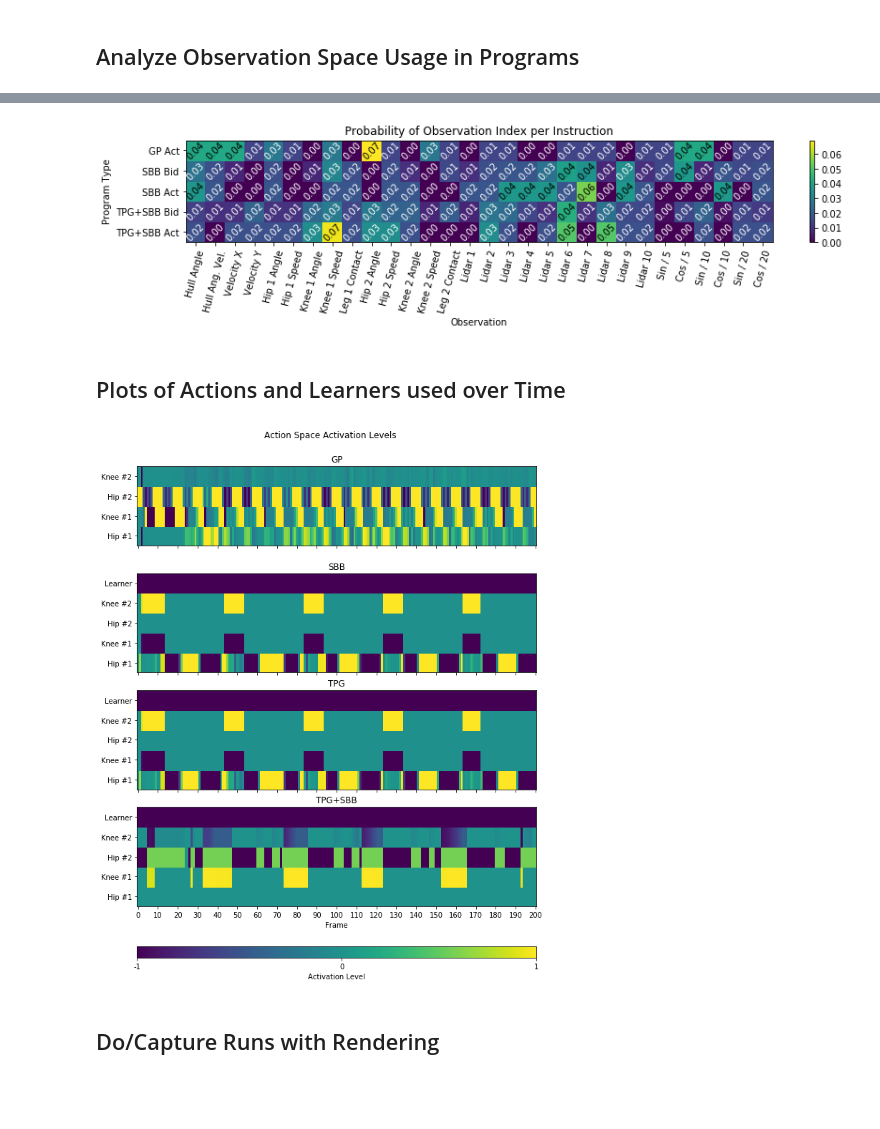
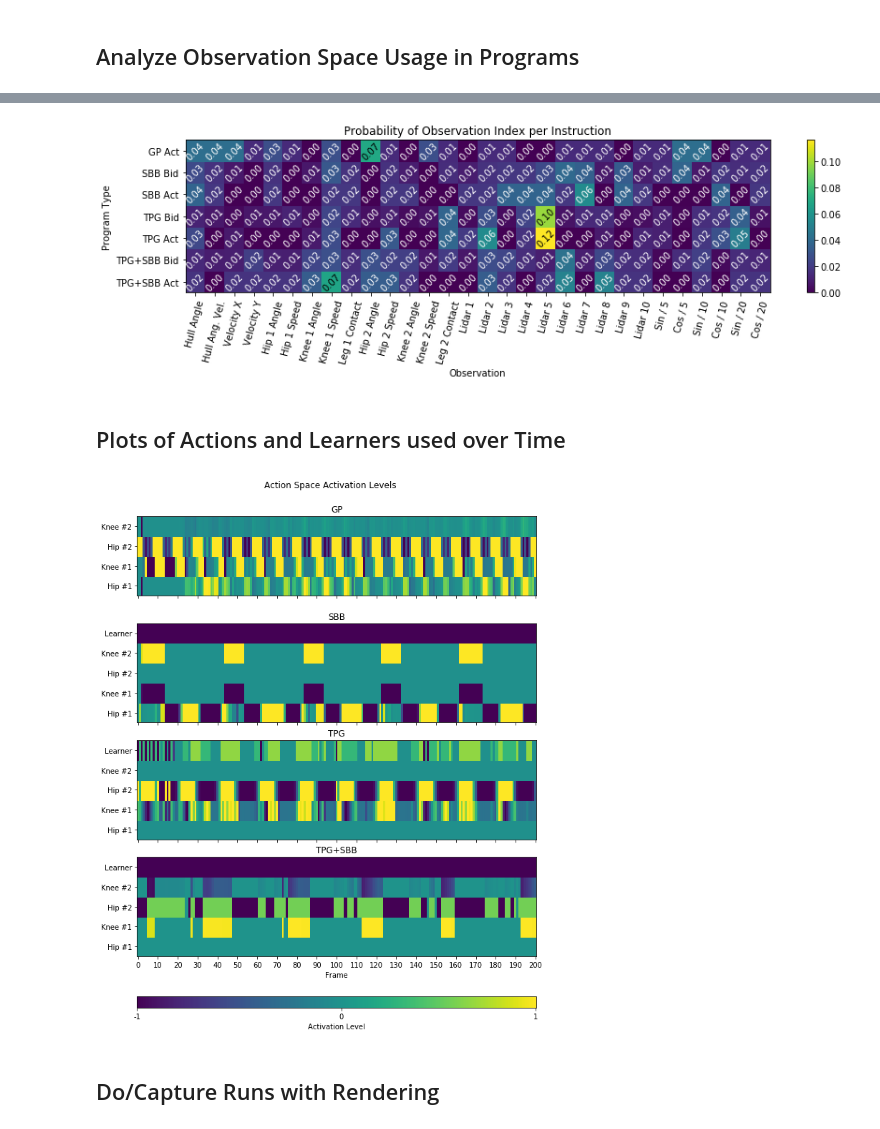
Before and after one commit to Ryan-Amaral/gp-bipedal-walker-analysis, a Jupyter notebook: champion_analysis.ipynb, the cells around one changed output, grey strips where cells are left out. Saved outputs shown, nothing was run; the diff lists cells and outputs as text; code cells hidden in the pictures; blank space fills up the shorter version.

```diff
--- a/champion_analysis.ipynb
+++ b/champion_analysis.ipynb
@@ -34,6 +34,7 @@ gp3_agent = loadAgent("run-data/gp/3/agent2.pkl")
 gp4_agent = loadAgent("run-data/gp/4/agent2.pkl") # best
 gp5_agent = loadAgent("run-data/gp/5/agent2.pkl")
 gp_agents = [gp1_agent, gp2_agent, gp3_agent, gp4_agent, gp5_agent]
+gp_best = gp4_agent
 
 sbb1_agent = loadAgent("run-data/sbb/1/agent2.pkl") # best
 sbb2_agent = loadAgent("run-data/sbb/2/agent2.pkl")
@@ -41,6 +42,15 @@ sbb2_agent = loadAgent("run-data/sbb/2/agent2.pkl")
 #sbb4_agent = loadAgent("run-data/sbb/4/agent2.pkl")
 #sbb5_agent = loadAgent("run-data/sbb/5/agent2.pkl")
 sbb_agents = [sbb1_agent, sbb2_agent]#, sbb3_agent, sbb4_agent, sbb5_agent]
+sbb_best = sbb1_agent
+
+tpg1_agent = loadAgent("run-data/tpg/1/agent2.pkl")
+tpg2_agent = loadAgent("run-data/tpg/2/agent2.pkl")
+tpg3_agent = loadAgent("run-data/tpg/3/agent2.pkl") # best
+#tpg4_agent = loadAgent("run-data/tpg/4/agent2.pkl")
+#tpg5_agent = loadAgent("run-data/tpg/5/agent2.pkl")
+tpg_agents = [tpg1_agent, tpg2_agent, tpg3_agent]#, tpg4_agent, tpg5_agent]
+tpg_best = tpg3_agent
 
 tpgsbb1_agent = loadAgent("run-data/tpgsbb/1/agent2.pkl")
 tpgsbb2_agent = loadAgent("run-data/tpgsbb/2/agent2.pkl")
@@ -48,6 +58,7 @@ tpgsbb3_agent = loadAgent("run-data/tpgsbb/3/agent2.pkl")
 tpgsbb4_agent = loadAgent("run-data/tpgsbb/4/agent2.pkl") # best
 tpgsbb5_agent = loadAgent("run-data/tpgsbb/5/agent2.pkl")
 tpgsbb_agents = [tpgsbb1_agent, tpgsbb2_agent, tpgsbb3_agent, tpgsbb4_agent, tpgsbb5_agent]
+tpgsbb_best = tpgsbb4_agent
 
 
 # save scores over 1000 episodes
@@ -67,6 +78,14 @@ sbb2 = pickle.load(open("run-data/sbb/2/agent-scores-3.pkl", "rb"))
 sbb = sbb1 + sbb2# + sbb3 + sbb4 + sbb5
 sbbs = [sbb1, sbb2]#, sbb3, sbb4, sbb5]
 
+tpg1 = pickle.load(open("run-data/tpg/1/agent-scores-3.pkl", "rb"))
+tpg2 = pickle.load(open("run-data/tpg/2/agent-scores-3.pkl", "rb"))
+tpg3 = pickle.load(open("run-data/tpg/3/agent-scores-3.pkl", "rb"))
+#tpg4 = pickle.load(open("run-data/tpg/4/agent-scores-3.pkl", "rb"))
+#tpg5 = pickle.load(open("run-data/tpg/5/agent-scores-3.pkl", "rb"))
+tpg = tpg1 + tpg2 + tpg3# + tpg4 + tpg5
+tpgs = [tpg1, tpg2, tpg3]#, tpg4, tpg5]
+
 tpgsbb1 = pickle.load(open("run-data/tpgsbb/1/agent-scores-3.pkl", "rb"))
 tpgsbb2 = pickle.load(open("run-data/tpgsbb/2/agent-scores-3.pkl", "rb"))
 tpgsbb3 = pickle.load(open("run-data/tpgsbb/3/agent-scores-3.pkl", "rb"))
@@ -160,0 +182,15 @@ Act Instructions: {'overall': {'total': 16, 'min': 6, 'max': 10, 'avg': 8.0}, 'A
+# %%
+for i in range(len(tpg_agents)):
+    print(f"TPG {i+1}\n")
+
+    print("Scores:")
+    print(f"Mean Score: {np.mean(tpgs[i])}")
+    print(f"Std Score: {np.std(tpgs[i])}\n")
+
+    print("Structure:")
+    print(f"Teams: {len(getTeams(tpg_agents[i].team))}")
+    print(f"Learners: {len(getLearners(tpg_agents[i].team))}")
+    print(f"Path Depths: {pathDepths(tpg_agents[i].team)}")
+
+    print(f"\nBid Instructions: {learnerInstructionStats(getLearners(tpg_agents[i].team), ops)}")
+    print(f"\nAct Instructions: {actionInstructionStats(getLearners(tpg_agents[i].team), ops)}\n\n")
@@ -497,39 +648,40 @@ TPG+SBB Bid Observation Space Uses:
 TPG+SBB Act Observation Space Uses:
  {'Hull Angle': 0.01694915254237288, 'Hull Ang. Vel.': 0, 'Velocity X': 0.01694915254237288, 'Velocity Y': 0.01694915254237288, 'Hip 1 Angle': 0.01694915254237288, 'Hip 1 Speed': 0.01694915254237288,  ...
 # %%
-plt.figure(figsize=(14,2))
+plt.figure(figsize=(14,3))
 
 hm = plt.pcolor(all_obs_data)
 
 plt.xticks(np.arange(len(obs_labels))+0.5, rotation=75)
 hm.axes.set_xticklabels(obs_labels)
 
 plt.yticks(np.arange(len(all_obs_data))+0.5, rotation=0)
 hm.axes.set_yticklabels(["TPG+SBB Act", "TPG+SBB Bid",
+                         "TPG Act", "TPG Bid",
                          "SBB Act", "SBB Bid",
                          "GP Act"])
 
-for row in range(len(range(5))):
+for row in range(len(range(7))):
     for col in range(len(obs_labels)):
         if all_obs_data[row][col] > np.max(all_obs_data)/2:
             plt.text(col+0.5, row+0.5, '%.2f' % all_obs_data[row][col],
                  ha='center', va='center', color="black",
                     rotation=45)
         else:
             plt.text(col+0.5, row+0.5, '%.2f' % all_obs_data[row][col],
                      ha='center', va='center', color="white",
                     rotation=45)
 
 plt.colorbar(hm)
 
 plt.xlabel("Observation")
 plt.ylabel("Program Type")
 plt.title("Probability of Observation Index per Instruction")
 
 plt.savefig("images/champ-instruction-prob.pdf", bbox_inches="tight")
 plt.show()
 # %% [output]
-[figure, old version]
+[figure, new version]
 # %% [markdown]
 ## Plots of Actions and Learners used over Time
 # %%
@@ -588,13 +740,13 @@ ax2.set_xticks([])
 
 
 """
-SBB
+TPG
 """
 
 # get all the learners that made an action each step
 action_learners = []
 al_uniques = set()
-for al_list in sbb_learners_vis:
+for al_list in tpg_learners_vis:
     action_learners.append(al_list[-1])
     al_uniques.add(al_list[-1])
 
@@ -610,7 +762,7 @@ action_learners = np.array(action_learners, dtype=float)
 
 # put together pixels from actions and learner selection
 action_pixels = np.repeat(
-    np.concatenate((np.array(sbb_actions).T, (action_learners,))),
+    np.concatenate((np.array(tpg_actions).T, (action_learners,))),
     (10,10,10,10,10), axis=0)[:,:201]
 
 ax4.imshow(action_pixels, aspect=1)
@@ -669,7 +821,7 @@ cb.set_ticklabels(["-1", "0" ,"1"])
 plt.savefig("images/champ-actions.pdf", bbox_inches="tight")
 plt.show()
 # %% [output]
-[figure, old version]
+[figure, new version]
 # %% [markdown]
 ## Do/Capture Runs with Rendering
 # %%
```
Also changed, not shown: parts of 7 cells of this notebook, 25 other files.
